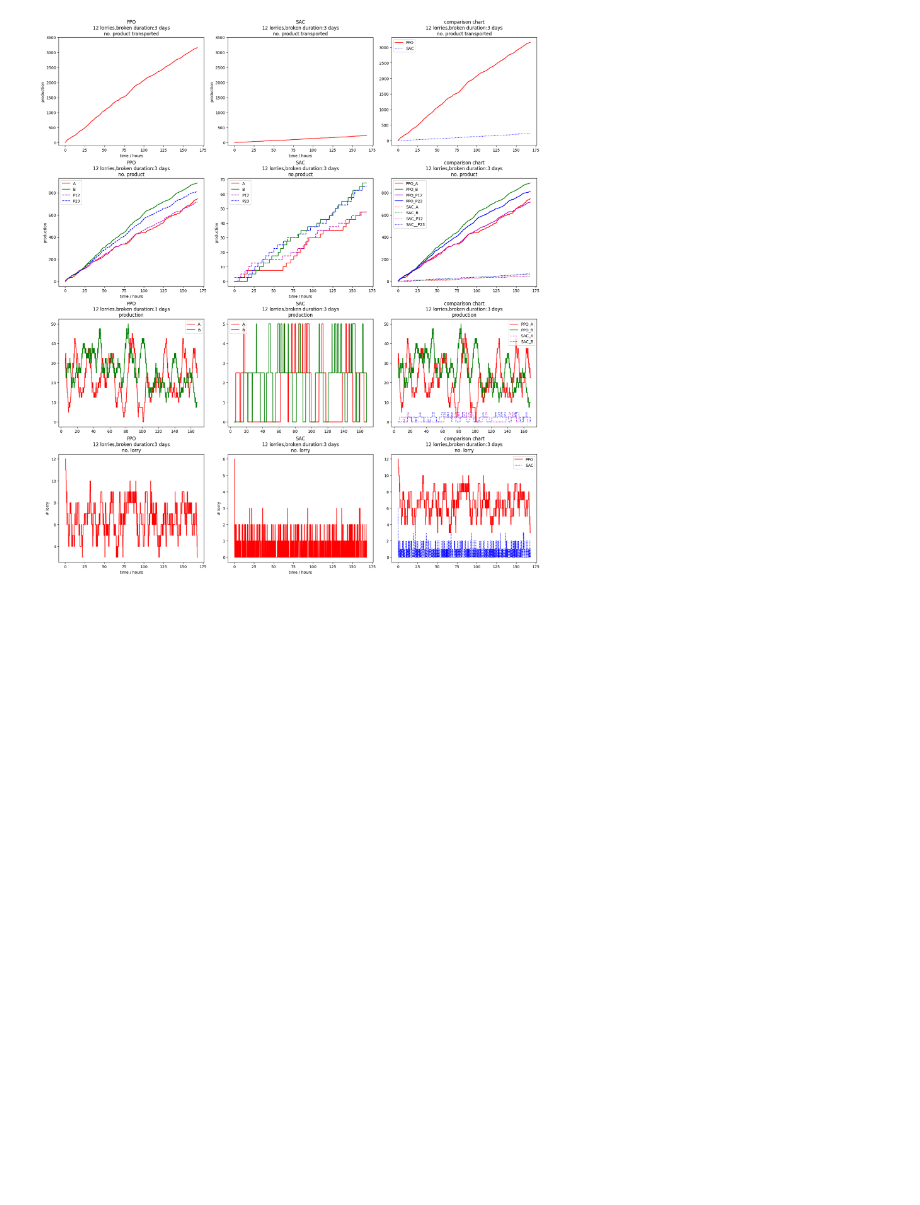
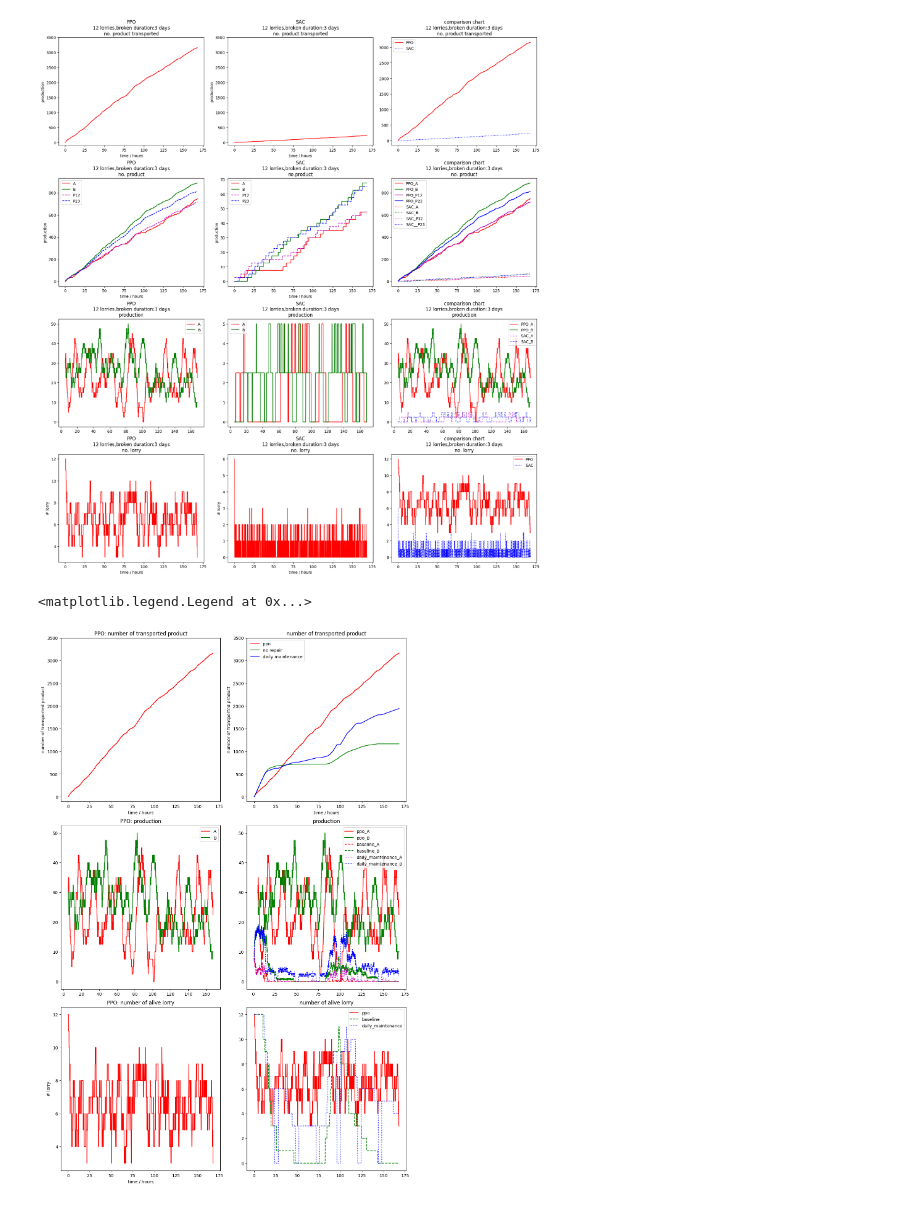
Before and after one commit to Observe-l/PredM, a Jupyter notebook: result_plot.ipynb, the cells around one changed output. Saved outputs shown, nothing was run; the diff lists cells and outputs as text; code cells hidden in the pictures; blank space fills up the shorter version.

```diff
--- a/result_plot.ipynb
+++ b/result_plot.ipynb
@@ -199,3 +199,61 @@ axs[3,2].legend()
 # %% [output]
 <matplotlib.legend.Legend at 0x...>
 [figure]
+# %%
+folder = 'result/12lorry_capacity-0.5_broken-3.0_mdp-1.0/'
+baseline = pd.read_csv(folder + 'baseline/result.csv')
+daily = pd.read_csv(folder + 'repair/result.csv')
+ppo = pd.read_csv('result/RL-PPO/result.csv')
+# daily['time'] = daily['time'] / 3600
+
+
+average_periods = 60
+baseline_rate = baseline.diff(periods=average_periods)
+daily_rate = daily.diff(periods=average_periods)
+ppo_rate = ppo.diff(periods=average_periods)
+
+fig, axs = plt.subplots(3,2, figsize=(12,18), constrained_layout=True)
+axs[0,0].plot(ppo['time'].values, (ppo['A']+ppo['P12']+ppo['B']+ppo['P23']).values,'r-')
+axs[0,0].set_xlabel('time / hours')
+axs[0,0].set_ylabel('number of transported product')
+axs[0,0].set_ylim([-100,3500])
+axs[0,0].set_title('PPO: number of transported product')
+
+axs[0,1].plot(ppo['time'].values, (ppo['A']+ppo['P12']+ppo['B']+ppo['P23']).values,'r-', label='ppo')
+axs[0,1].plot(baseline['time'].values, (baseline['A']+baseline['P12']+baseline['B']+baseline['P23']).values,'g-',label='no repair')
+axs[0,1].plot(daily['time'].values, (daily['A']+daily['P12']+daily['B']+daily['P23']).values,'b-',label='daily maintenance')
+axs[0,1].set_xlabel('time / hours')
+axs[0,1].set_ylabel('number of transported product')
+axs[0,1].set_ylim([-100,3500])
+axs[0,1].set_title('number of transported product')
+axs[0,1].legend()
+
+
+
+axs[1,0].plot(ppo['time'].values, ppo_rate['A'].values,'r-', label='A')
+axs[1,0].plot(ppo['time'].values, ppo_rate['B'].values,'g-', label='B')
+axs[1,0].set_title('PPO: production')
+axs[1,0].legend()
+
+axs[1,1].plot(ppo['time'].values, ppo_rate['A'].values,'r-', label='ppo_A')
+axs[1,1].plot(ppo['time'].values, ppo_rate['B'].values,'g-', label='ppo_B')
+axs[1,1].plot(baseline['time'].values, baseline_rate['A'].values,'r--', label='baseline_A')
+axs[1,1].plot(baseline['time'].values, baseline_rate['B'].values,'g--', label='baseline_B')
+axs[1,1].plot(daily['time'].values, daily_rate['A'].values,'m:', label='daily_maintenance_A')
+axs[1,1].plot(daily['time'].values, daily_rate['B'].values,'b:', label='daily_maintenance_B')
+axs[1,1].set_title('production')
+axs[1,1].legend()
+
+axs[2,0].plot(ppo['time'].values, ppo['current_lorry'].values, 'r-')
+axs[2,0].set_xlabel('time / hours')
+axs[2,0].set_ylabel('# lorry')
+axs[2,0].set_title('PPO: number of alive lorry')
+
+axs[2,1].plot(ppo['time'].values,ppo['current_lorry'].values, 'r-', label='ppo')
+axs[2,1].plot(baseline['time'].values,baseline['current_lorry'].values, 'g--', label='baseline')
+axs[2,1].plot(daily['time'].values,daily['current_lorry'].values, 'b:', label='daily_maintenance')
+axs[2,1].set_title('number of alive lorry')
+axs[2,1].legend()
+# %% [output]
+<matplotlib.legend.Legend at 0x...>
+[figure, added]
```
Also changed, not shown: 12 other files.
